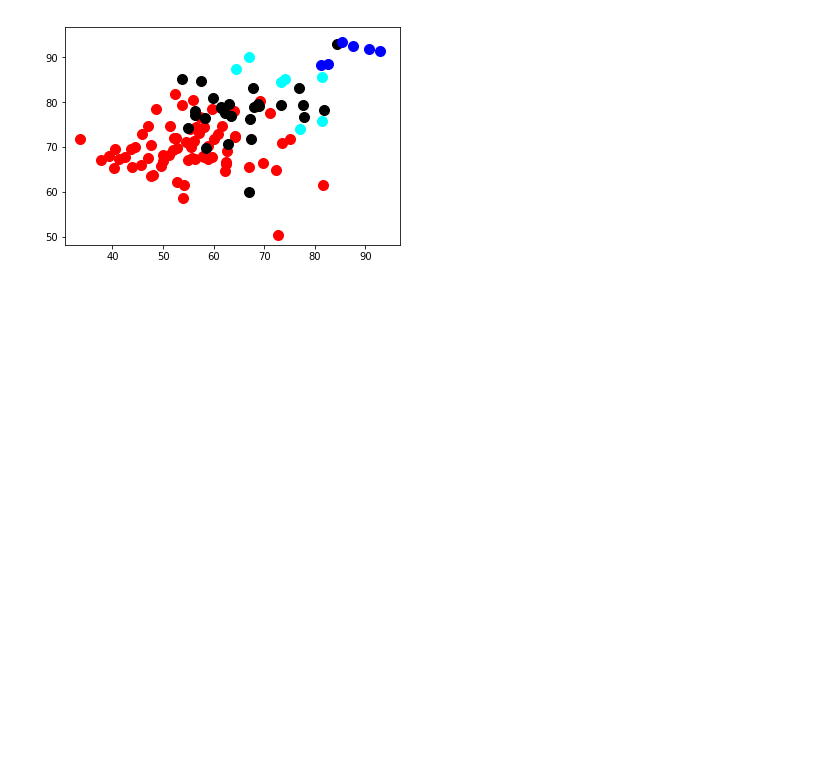
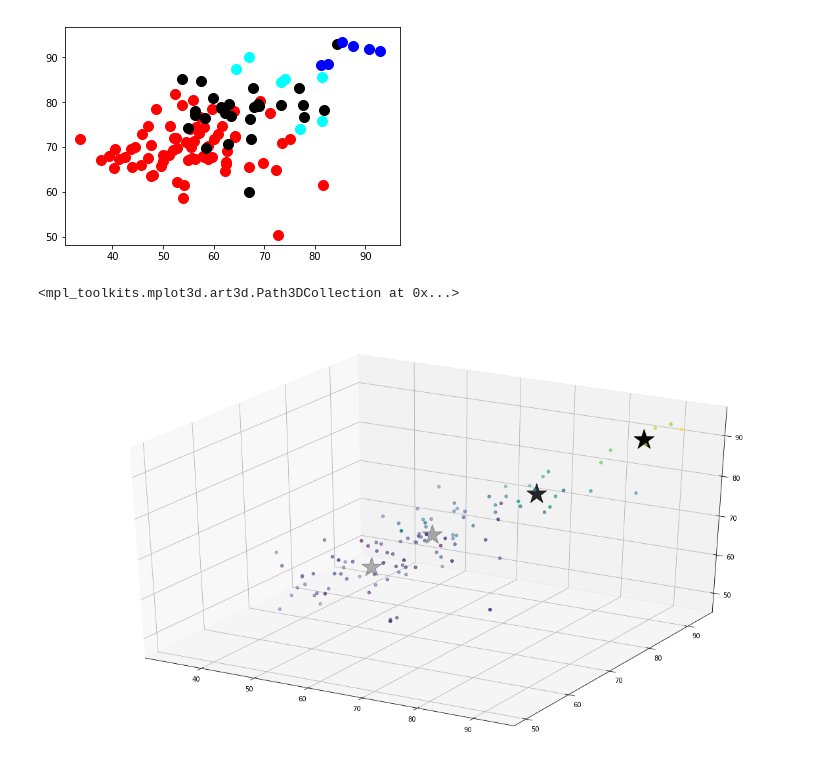
Before and after one commit to ahmedf1/Machine-Learning-Final-Project, a Jupyter notebook: Clustering.ipynb, the cells around one changed output. Saved outputs shown, nothing was run; the diff lists cells and outputs as text; code cells hidden in the pictures; blank space fills up the shorter version.

```diff
--- a/Clustering.ipynb
+++ b/Clustering.ipynb
@@ -86,3 +82,28 @@ plt.scatter(X[y_hc ==3,0], X[y_hc == 3,1], s=100, c='cyan')
 # %% [output]
 <matplotlib.collections.PathCollection at 0x...>
 [figure]
+# %%
+import numpy as np
+import matplotlib.pyplot as plt
+from mpl_toolkits.mplot3d import Axes3D
+from sklearn.cluster import KMeans
+from sklearn.datasets import make_blobs
+
+plt.rcParams['figure.figsize'] = (16, 9)
+
+# Creating a sample dataset with 4 clusters
+# Initializing KMeans
+kmeans = KMeans(n_clusters=4)
+# Fitting with inputs
+kmeans = kmeans.fit(X)
+# Predicting the clusters
+labels = kmeans.predict(X)
+# Getting the cluster centers
+C = kmeans.cluster_centers_
+fig = plt.figure()
+ax = Axes3D(fig)
+ax.scatter(X[:, 0], X[:, 1], X[:, 2], c=Y)
+ax.scatter(C[:, 0], C[:, 1], C[:, 2], marker='*', c='#050505', s=1000)
+# %% [output]
+<mpl_toolkits.mplot3d.art3d.Path3DCollection at 0x...>
+[figure, added]
```
Also changed, not shown: parts of 5 cells of this notebook.
